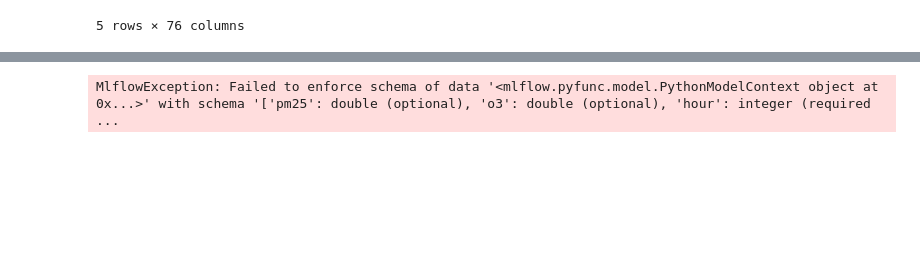
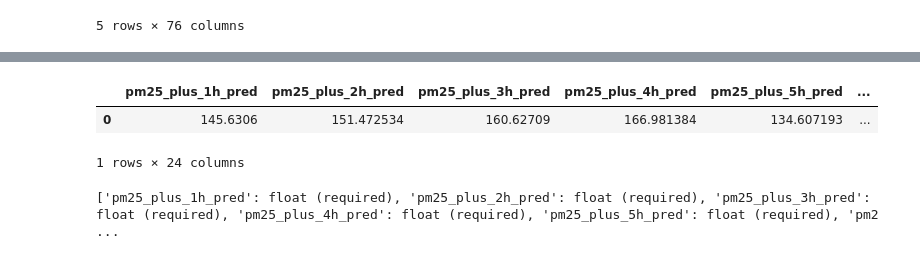
Before and after one commit to YubikNakarmi/Aqi_predictor, a Jupyter notebook: notebooks/pred.ipynb, the cells around one changed output, grey strips where cells are left out. Cells and saved outputs as stored; diff of their text form; code cells hidden in the pictures; blank space fills up the shorter version.

```diff
--- a/notebooks/pred.ipynb
+++ b/notebooks/pred.ipynb
@@ -108,4 +87,13 @@ Name: 1, Length: 73, dtype: float64
-# %%
-model.predict(fin)
-# %% [output]
-MlflowException: Failed to enforce schema of data '<mlflow.pyfunc.model.PythonModelContext object at 0x...>' with schema '['pm25': double (optional), 'o3': double (optional), 'hour': integer (required ...
+# %%
+expected_cols = [col.name for col in model.metadata.get_input_schema().inputs]
+
+fin = df_4.iloc[[1]][expected_cols]
+model.predict(fin)
+# %% [output]
+|  | pm25_plus_1h_pred | pm25_plus_2h_pred | pm25_plus_3h_pred | pm25_plus_4h_pred | pm25_plus_5h_pred | ... |
+| 0 | 145.6306 | 151.472534 | 160.62709 | 166.981384 | 134.607193 | ... |
+1 rows × 24 columns
+# %%
+model.metadata.get_output_schema()
+# %% [output]
+['pm25_plus_1h_pred': float (required), 'pm25_plus_2h_pred': float (required), 'pm25_plus_3h_pred': float (required), 'pm25_plus_4h_pred': float (required), 'pm25_plus_5h_pred': float (required), 'pm2 ...
```
Also changed, not shown: parts of 4 cells of this notebook.
